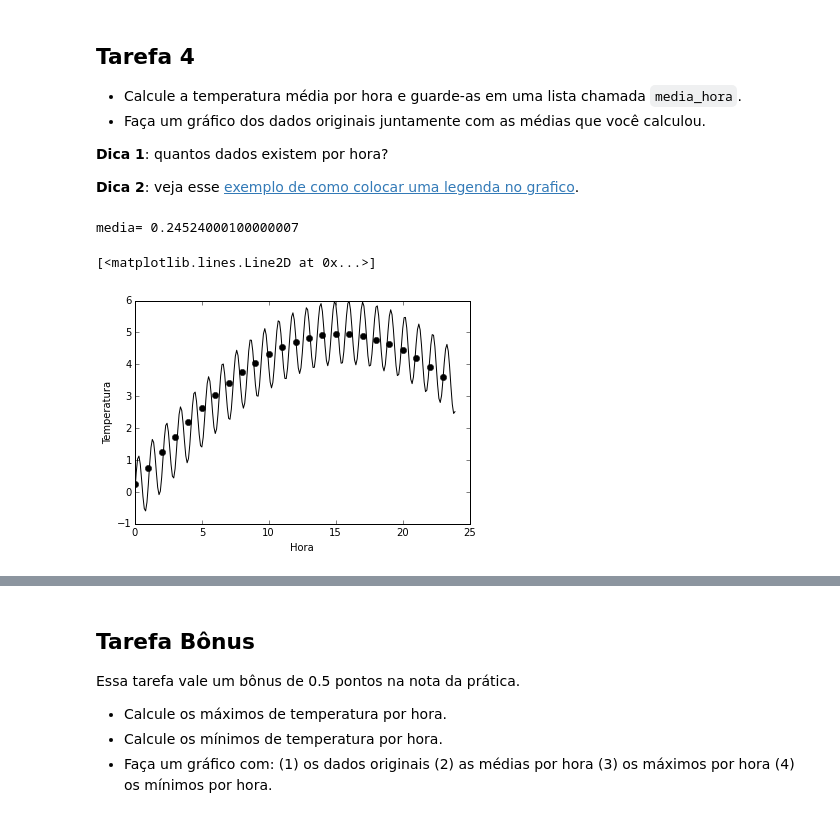
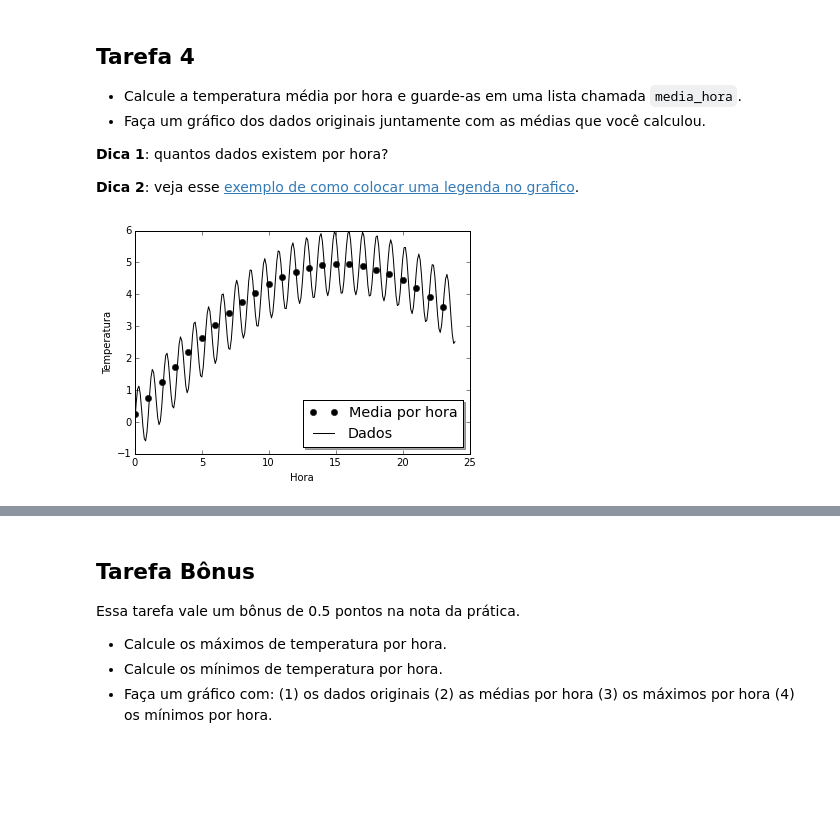
Before and after one commit to mat-esp-2015/python-intro-2-oceanmath-pratica-4, a Jupyter notebook: tarefa-intro-python-2.ipynb, the cells around one changed output, grey strips where cells are left out. Cells and saved outputs as stored; diff of their text form; code cells hidden in the pictures; blank space fills up the shorter version.

```diff
--- a/tarefa-intro-python-2.ipynb
+++ b/tarefa-intro-python-2.ipynb
@@ -268,33 +264,24 @@ Minimo esta igual? True
 **Dica 1**: quantos dados existem por hora?
 
 **Dica 2**: veja esse [exemplo de como colocar uma legenda no grafico](http://matplotlib.org/examples/api/legend_demo.html).
-# %%
-soma = 0
-lista=0
-for valor in dados[lista : lista + 10]:
-    soma = soma + valor
-media = (soma/10)
-print('media=',media)
-# %% [output]
-media= 0.24524000100000007
-# %%
-media_hora = []
-N = len(dados)
-for lista in range(0, N, 10):
-    soma = 0
-    for valor in dados[lista : lista + 10]:
-        soma = soma + valor
-    media = (soma/10)
-    media_hora.append(media)
-
-plt.figure()
-plt.plot(tempos, dados, '-k')
-plt.xlabel('Hora')
-plt.ylabel('Temperatura')
-plt.plot(media_hora, 'ok')
-# %% [output]
-[<matplotlib.lines.Line2D at 0x...>]
-[figure, removed]
+# %%
+media_hora = [] # criar a lista vazia da media por hora 'media_hora'
+N = len(dados) # contar o numero de elementos da lista 'dados'
+for lista in range(0, N, 10): # percorrer os valores de zero a 'N' de dez em dez
+    soma = 0 # atribuir a variavel soma o valor zero
+    for valor in dados[lista : lista + 10]:  # fazer a variavel 'valor' percorrer toda lista dados os valores de dez em dez
+        soma = soma + valor # atribuir a variavel 'soma' o valor de 'soma' mais 'valor'
+    media = (soma/10) # calcular a variavel media dividindo o resultado da soma por dez
+    media_hora.append(media) # adicionar os elementos de media a lista vazia media_hora
+
+plt.figure() # gerar o grafico
+plt.xlabel('Hora') # legenda da abscissa Hora
+plt.ylabel('Temperatura') # legenda da ordenada Temperatura
+plt.plot(media_hora, 'ok', label = 'Media por hora') # gerar o grafico de media por hora de bolas pretas
+plt.plot(tempos, dados, '-k', label = 'Dados') # gerar o grafico de abscissa tempos e ordenada dados de linha cheia e preta
+legend = plt.legend(loc='lower right', shadow=True, fontsize='x-large')
+# %% [output]
+[figure, added]
 # %% [markdown]
 ### Resultado esperado
 
```
Also changed, not shown: parts of 5 cells of this notebook.
